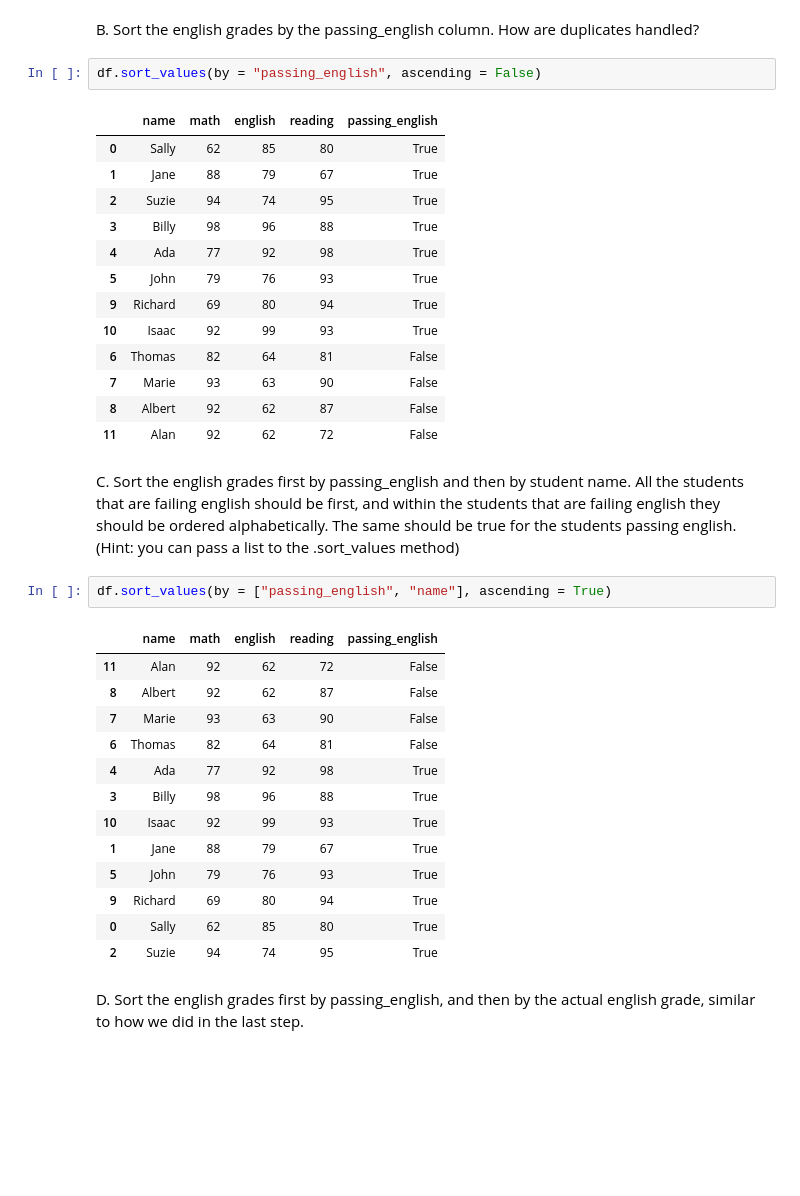
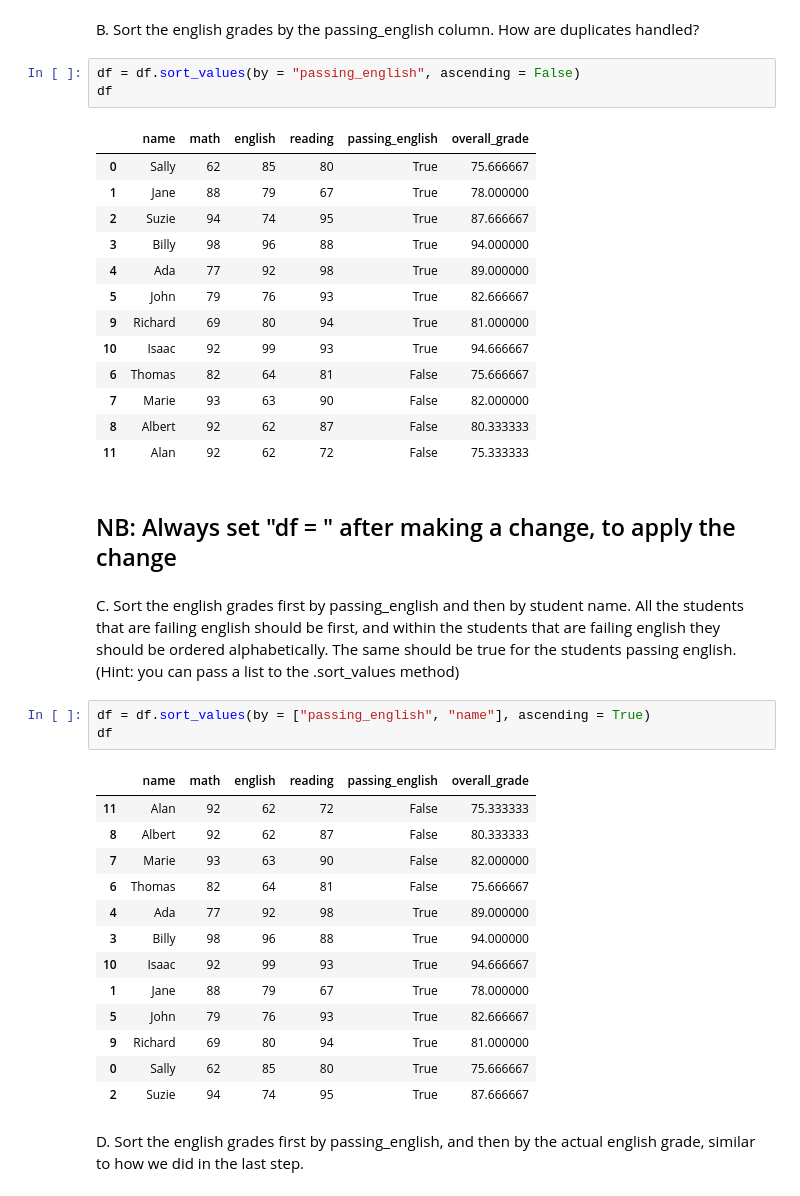
Before and after one commit to fred-lindsey/numpy-pandas-visualization-exercises, a Jupyter notebook: dataframes.ipynb, the cells around one changed output. Saved outputs shown, nothing was run; the diff lists cells and outputs as text; blank space fills up the shorter version.

```diff
--- a/dataframes.ipynb
+++ b/dataframes.ipynb
@@ -64,39 +64,43 @@ df
 # %% [markdown]
 B. Sort the english grades by the passing_english column. How are duplicates handled?
 # %%
-df.sort_values(by = "passing_english", ascending = False)
+df = df.sort_values(by = "passing_english", ascending = False)
+df
 # %% [output]
-|  | name | math | english | reading | passing_english |
-| 0 | Sally | 62 | 85 | 80 | True |
-| 1 | Jane | 88 | 79 | 67 | True |
-| 2 | Suzie | 94 | 74 | 95 | True |
-| 3 | Billy | 98 | 96 | 88 | True |
-| 4 | Ada | 77 | 92 | 98 | True |
-| 5 | John | 79 | 76 | 93 | True |
-| 9 | Richard | 69 | 80 | 94 | True |
-| 10 | Isaac | 92 | 99 | 93 | True |
-| 6 | Thomas | 82 | 64 | 81 | False |
-| 7 | Marie | 93 | 63 | 90 | False |
-| 8 | Albert | 92 | 62 | 87 | False |
-| 11 | Alan | 92 | 62 | 72 | False |
+|  | name | math | english | reading | passing_english | overall_grade |
+| 0 | Sally | 62 | 85 | 80 | True | 75.666667 |
+| 1 | Jane | 88 | 79 | 67 | True | 78.000000 |
+| 2 | Suzie | 94 | 74 | 95 | True | 87.666667 |
+| 3 | Billy | 98 | 96 | 88 | True | 94.000000 |
+| 4 | Ada | 77 | 92 | 98 | True | 89.000000 |
+| 5 | John | 79 | 76 | 93 | True | 82.666667 |
+| 9 | Richard | 69 | 80 | 94 | True | 81.000000 |
+| 10 | Isaac | 92 | 99 | 93 | True | 94.666667 |
+| 6 | Thomas | 82 | 64 | 81 | False | 75.666667 |
+| 7 | Marie | 93 | 63 | 90 | False | 82.000000 |
+| 8 | Albert | 92 | 62 | 87 | False | 80.333333 |
+| 11 | Alan | 92 | 62 | 72 | False | 75.333333 |
+# %% [markdown]
+## NB: Always set "df = " after making a change, to apply the change
 # %% [markdown]
 C. Sort the english grades first by passing_english and then by student name. All the students that are failing english should be first, and within the students that are failing english they should be ordered alphabetically. The same should be true for the students passing english. (Hint: you can pass a list to the .sort_values method)
 # %%
-df.sort_values(by = ["passing_english", "name"], ascending = True)
+df = df.sort_values(by = ["passing_english", "name"], ascending = True)
+df
 # %% [output]
-|  | name | math | english | reading | passing_english |
-| 11 | Alan | 92 | 62 | 72 | False |
-| 8 | Albert | 92 | 62 | 87 | False |
-| 7 | Marie | 93 | 63 | 90 | False |
-| 6 | Thomas | 82 | 64 | 81 | False |
-| 4 | Ada | 77 | 92 | 98 | True |
-| 3 | Billy | 98 | 96 | 88 | True |
-| 10 | Isaac | 92 | 99 | 93 | True |
-| 1 | Jane | 88 | 79 | 67 | True |
-| 5 | John | 79 | 76 | 93 | True |
-| 9 | Richard | 69 | 80 | 94 | True |
-| 0 | Sally | 62 | 85 | 80 | True |
-| 2 | Suzie | 94 | 74 | 95 | True |
+|  | name | math | english | reading | passing_english | overall_grade |
+| 11 | Alan | 92 | 62 | 72 | False | 75.333333 |
+| 8 | Albert | 92 | 62 | 87 | False | 80.333333 |
+| 7 | Marie | 93 | 63 | 90 | False | 82.000000 |
+| 6 | Thomas | 82 | 64 | 81 | False | 75.666667 |
+| 4 | Ada | 77 | 92 | 98 | True | 89.000000 |
+| 3 | Billy | 98 | 96 | 88 | True | 94.000000 |
+| 10 | Isaac | 92 | 99 | 93 | True | 94.666667 |
+| 1 | Jane | 88 | 79 | 67 | True | 78.000000 |
+| 5 | John | 79 | 76 | 93 | True | 82.666667 |
+| 9 | Richard | 69 | 80 | 94 | True | 81.000000 |
+| 0 | Sally | 62 | 85 | 80 | True | 75.666667 |
+| 2 | Suzie | 94 | 74 | 95 | True | 87.666667 |
 # %% [markdown]
 D. Sort the english grades first by passing_english, and then by the actual english grade, similar to how we did in the last step.
 # %%
```
Also changed, not shown: parts of 17 cells of this notebook, 3 other files.
